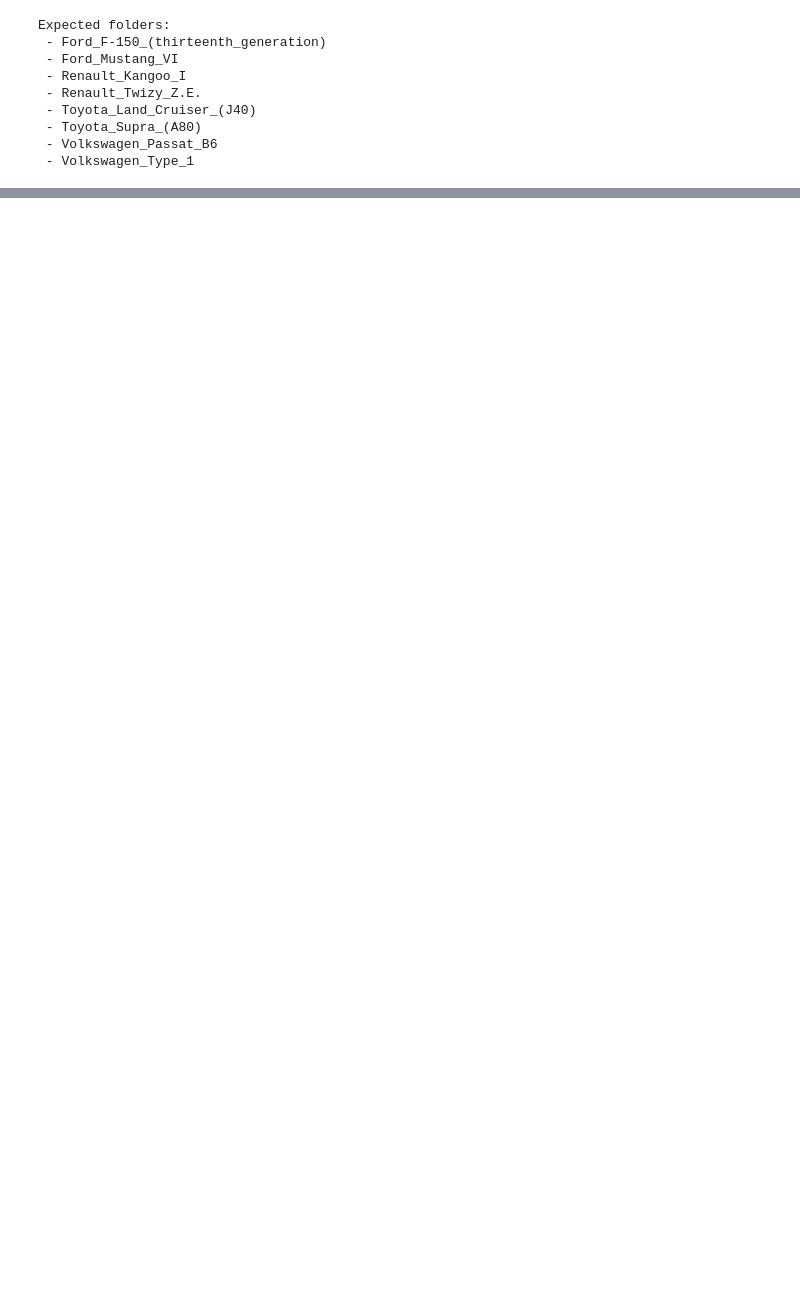
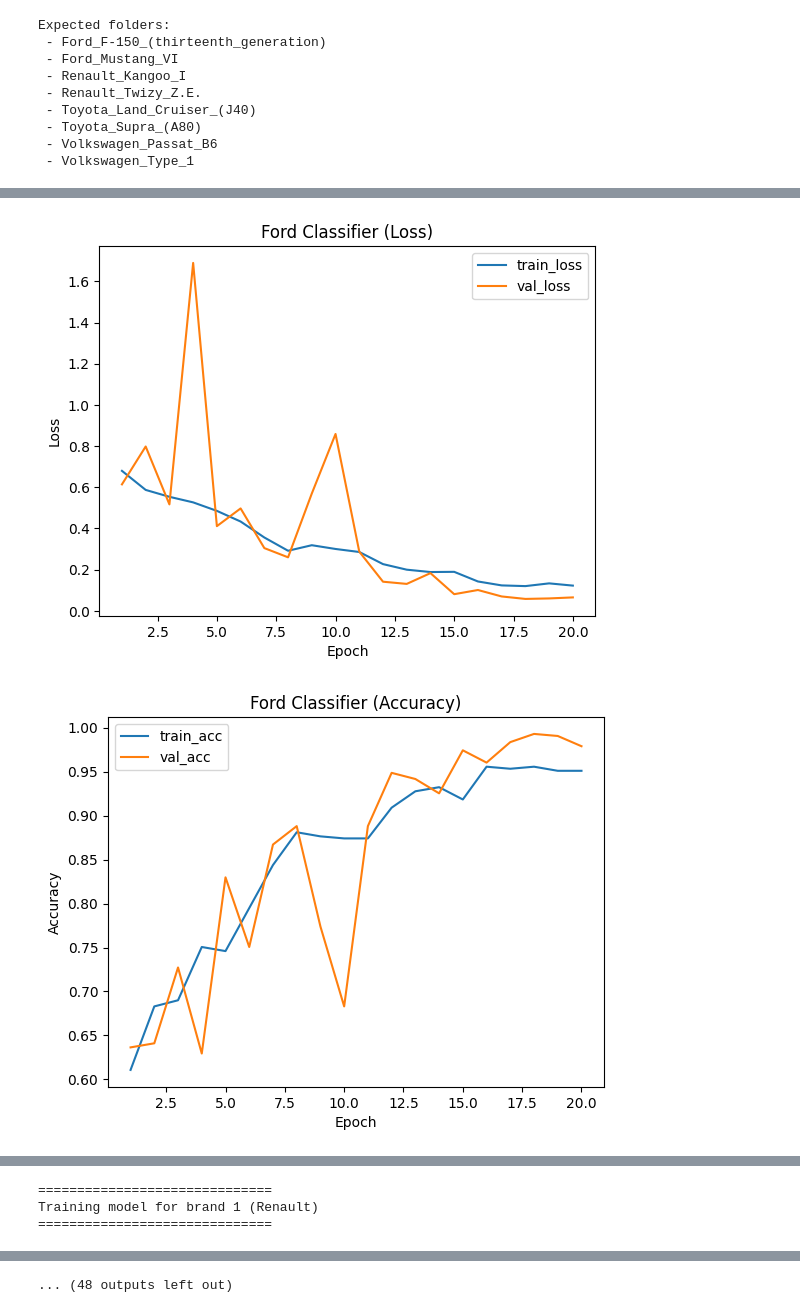
Before and after one commit to yhasansenyurt/DL_Project_BrandModelDetection, a Jupyter notebook: DL_Project_BrandModelDetection.ipynb, the cells around one changed output, grey strips where cells are left out. Cells and saved outputs as stored; diff of their text form; code cells hidden in the pictures; blank space fills up the shorter version.

```diff
--- a/DL_Project_BrandModelDetection.ipynb
+++ b/DL_Project_BrandModelDetection.ipynb
@@ -759,0 +849,45 @@ def predict_brand_and_model(img_path, brand_model, brand_specific_models):
+# %%
+brand_specific_models = {}
+
+for brand_idx in range(NUM_BRANDS):
+    train_loader, val_loader = brand_model_dataloaders[brand_idx]
+
+    print("\n==============================")
+    print(f"Training model for brand {brand_idx} ({brand_names[brand_idx]})")
+    print("==============================")
+
+    model_m = create_resnet(num_classes=2)
+
+    model_m, history = train_model(
+        model_m,
+        train_loader,
+        val_loader,
+        num_epochs=20,
+        lr=3e-4
+    )
+
+    model_path = f"/content/models/model_classifier_brand{brand_idx}_{brand_names[brand_idx]}.pth"
+    torch.save(model_m.state_dict(), model_path)
+    print("Saved:", model_path)
+
+    brand_specific_models[brand_idx] = model_m
+
+    plot_history(history, title=brand_names[brand_idx] + " Classifier")
+
+    class_indices = classes_for_brand[brand_idx]
+    first, second = full_dataset.classes[class_indices[0]], full_dataset.classes[class_indices[1]]
+
+    BRANDS = [first, second]
+
+    y_true, y_pred = collect_preds(model_m, val_loader)
+    cm = confusion_matrix(y_true, y_pred, labels=[0,1])
+    disp = ConfusionMatrixDisplay(cm, display_labels=BRANDS)
+    disp.plot(values_format="d")
+    plt.title("Car Model Confusion Matrix (Val)")
+    plt.show()
+
+    class_names = [first, second]
+
+    Xm, ym = extract_embeddings(model_m, val_loader, device, max_batches=10)
+    plot_pca_2d(Xm, ym, class_names, title=f"Model Embeddings (Brand={brand_names[brand_idx]}) (PCA 2D)")
+# %% [output]
@@ -759,0 +911,2 @@ def predict_brand_and_model(img_path, brand_model, brand_specific_models):
+[figure, added]
+[figure, added]
@@ -759,0 +915,3 @@ def predict_brand_and_model(img_path, brand_model, brand_specific_models):
+==============================
+Training model for brand 1 (Renault)
+==============================
@@ -760,3 +924,4 @@ def predict_brand_and_model(img_path, brand_model, brand_specific_models):
+... (48 outputs left out)
 # %%
 test_img_path = "/content/Test/Ford F-150.jpg"
 b, m = predict_brand_and_model(test_img_path, brand_model, brand_specific_models)
```
Also changed, not shown: parts of 31 cells of this notebook.
